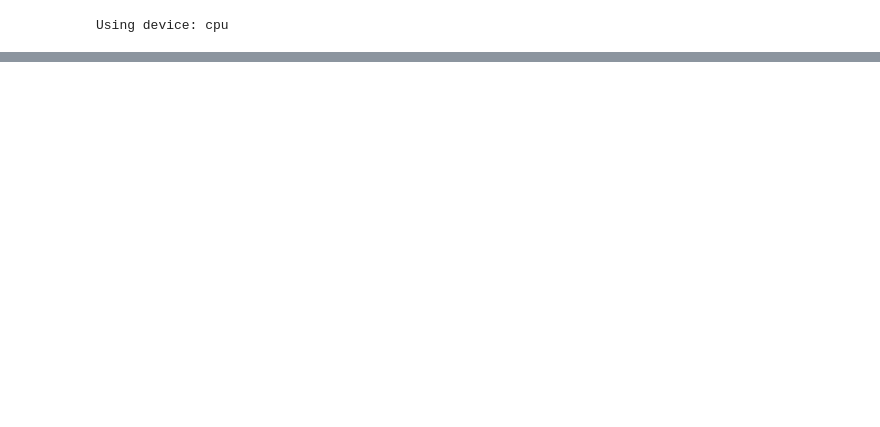
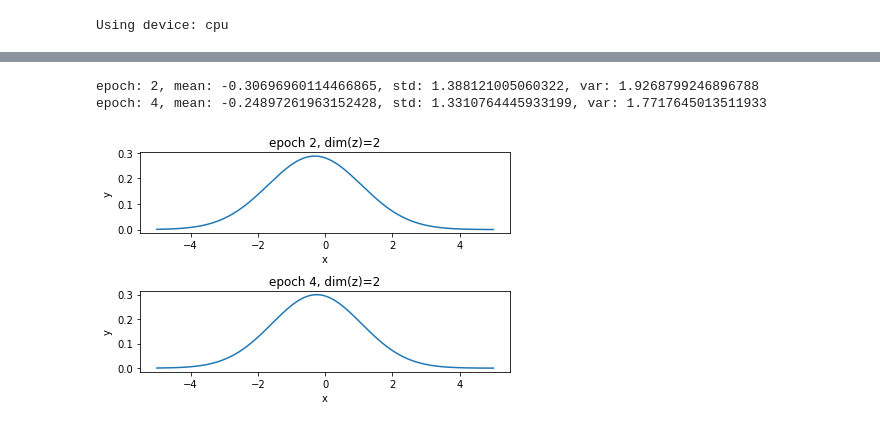
Before and after one commit to matthiasbrix/vae-models, a Jupyter notebook: examples/vae-example/1_vae.ipynb, the cells around one changed output, grey strips where cells are left out. Cells and saved outputs as stored; diff of their text form; code cells hidden in the pictures; blank space fills up the shorter version.

```diff
--- a/examples/vae-example/1_vae.ipynb
+++ b/examples/vae-example/1_vae.ipynb
@@ -93,0 +93,21 @@ ValueError: cannot reshape array of size 256 into shape (60032,2)
+# %%
+# Plotting histogram of the latent space, given the computed \mu and \sigma
+x = np.linspace(-5, 5, 5000)
+plot_cols = np.arange(1, num_normal_plots+1)
+for idx, stats in enumerate(solver.z_stats):
+    epoch, mu, std = stats
+    print("epoch: {}, mean: {}, std: {}, var: {}".format(epoch, mu, std, np.power(std, 2)))
+    y = (1 / (np.sqrt(2 * np.pi * np.power(std, 2)))) * \
+        (np.power(np.e, -(np.power((x - mu), 2) / (2 * np.power(std, 2)))))
+    plt.subplot(2, 1, plot_cols[idx])
+    plt.plot(x, y)
+    plt.title("epoch {}, dim(z)={}".format(epoch, z_dim))
+    plt.xlabel("x")
+    plt.ylabel("y")
+
+plt.tight_layout()
+plt.show()
+# %% [output]
+epoch: 2, mean: -0.30696960114466865, std: 1.388121005060322, var: 1.9268799246896788
+epoch: 4, mean: -0.24897261963152428, std: 1.3310764445933199, var: 1.7717645013511933
+[figure, added]
```
Also changed, not shown: parts of 8 cells of this notebook, 1 other file.
